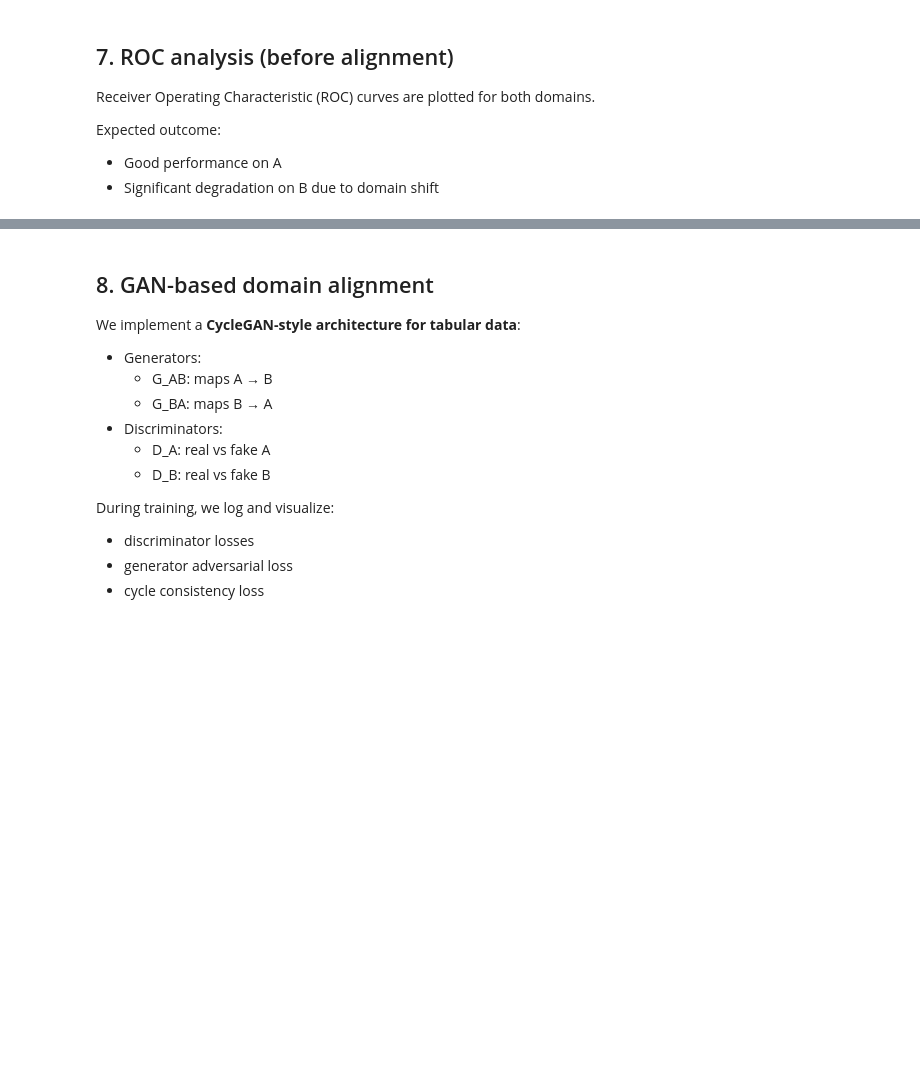
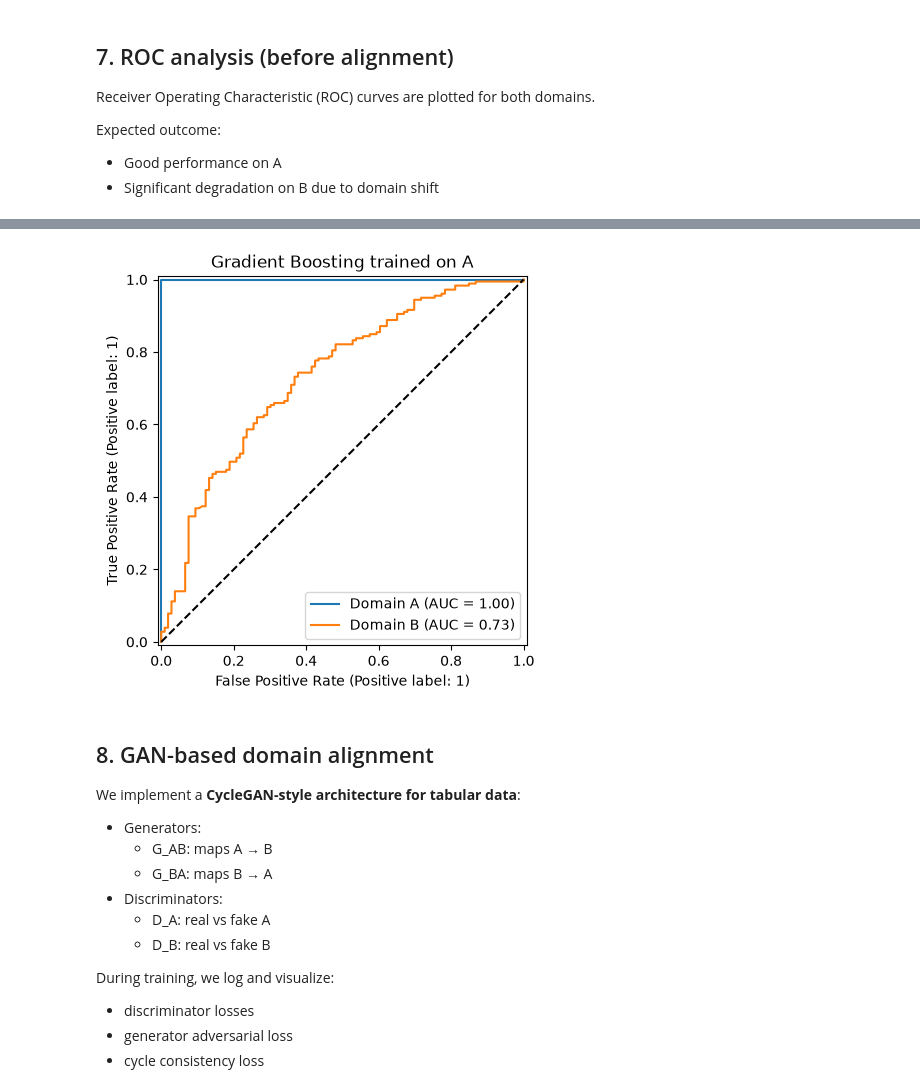
Before and after one commit to Lolillosky/GenerativeDeepLearningCourse, a Jupyter notebook: Topic6/labGANv1_STUDENT.ipynb, the cells around one changed output, grey strips where cells are left out. Cells and saved outputs as stored; diff of their text form; code cells hidden in the pictures; blank space fills up the shorter version.

```diff
--- a/Topic6/labGANv1_STUDENT.ipynb
+++ b/Topic6/labGANv1_STUDENT.ipynb
@@ -239,3 +365,14 @@ Expected outcome:
+# %%
+
+
+fig, ax = plt.subplots()
+RocCurveDisplay.from_estimator(gb_trained_on_A, XA, yA, name="Domain A", ax=ax)
+RocCurveDisplay.from_estimator(gb_trained_on_A, XB_noisy, yB, name="Domain B", ax=ax)
+ax.plot([0, 1], [0, 1], "k--")
+ax.set_title("Gradient Boosting trained on A")
+plt.show()
+# %% [output]
+[figure, added]
 # %% [markdown]
 ## 8. GAN-based domain alignment
 
```
Also changed, not shown: parts of 23 cells of this notebook, 1 other file.
